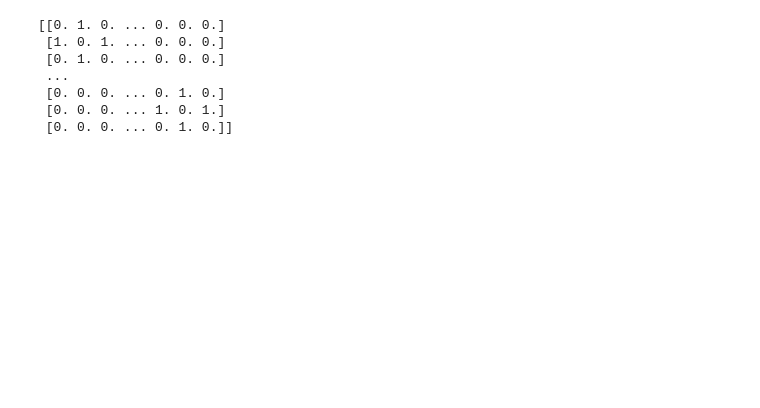
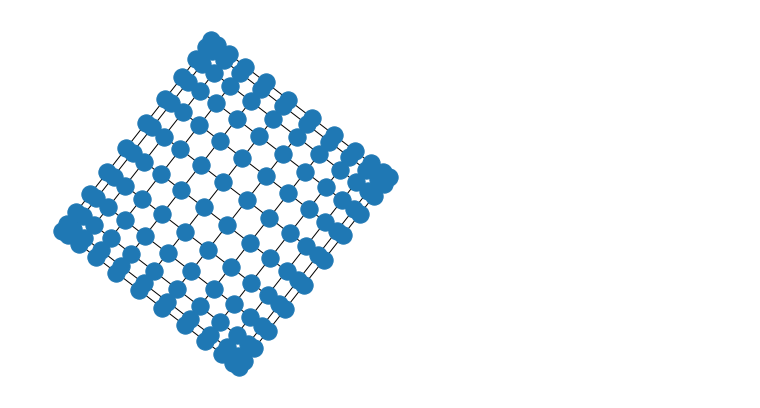
Before and after one commit to agustinsilva447/Machine-learning, a Jupyter notebook: Redes Neuronales UBA/TP1/UBA_RN_TP1_ejerciciod).ipynb, the cells around one changed output. Cells and saved outputs as stored; diff of their text form; code cells hidden in the pictures; blank space fills up the shorter version.

```diff
--- a/Redes Neuronales UBA/TP1/UBA_RN_TP1_ejerciciod).ipynb
+++ b/Redes Neuronales UBA/TP1/UBA_RN_TP1_ejerciciod).ipynb
@@ -6,20 +7,24 @@ from tqdm import tqdm
 # %%
-neuronas = np.power(25,2) #debe ser potencia de 2
+neuronas = np.power(12,2)
 neuronas_sqrt = np.sqrt(neuronas)
-cambios = 25 #por neuronas
 w = np.zeros([neuronas, neuronas])
 
 for i in tqdm(range(neuronas)):
     for j in range(neuronas):
         if (i == j-1 and (j%neuronas_sqrt != 0)) or (i == j+1 and (i%neuronas_sqrt != 0)) or (i == j-neuronas_sqrt) or (i == j+neuronas_sqrt):
             w[i,j] = 1
-print(w)
+#print(w)
-# %% [output]
-[[0. 1. 0. ... 0. 0. 0.]
- [1. 0. 1. ... 0. 0. 0.]
- [0. 1. 0. ... 0. 0. 0.]
- ...
- [0. 0. 0. ... 0. 1. 0.]
- [0. 0. 0. ... 1. 0. 1.]
- [0. 0. 0. ... 0. 1. 0.]]
+# %%
+G=nx.Graph()
+G.add_nodes_from(np.arange(neuronas))
+for k1 in tqdm(range(neuronas)):
+  for k2 in range(neuronas):
+    if (w[k1, k2] == 1) :
+      G.add_edges_from([(k1,k2)], weight=1)
+
+fig = plt.figure(figsize = (5,5))
+nx.draw_spectral(G)
+plt.show()
+# %% [output]
+[figure, added]
 # %%
```
Also changed, not shown: parts of 4 cells of this notebook, 1 other file.
